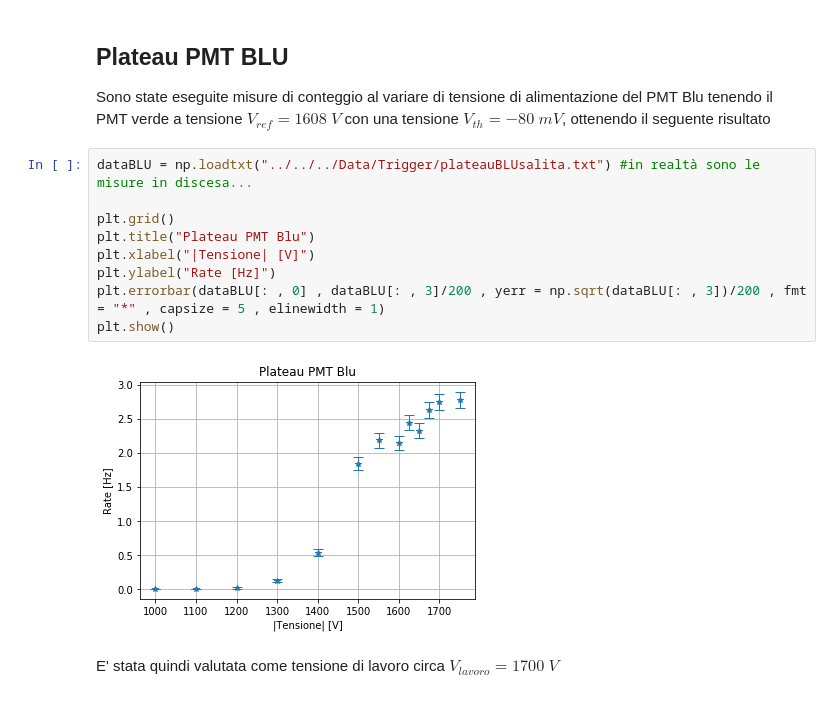
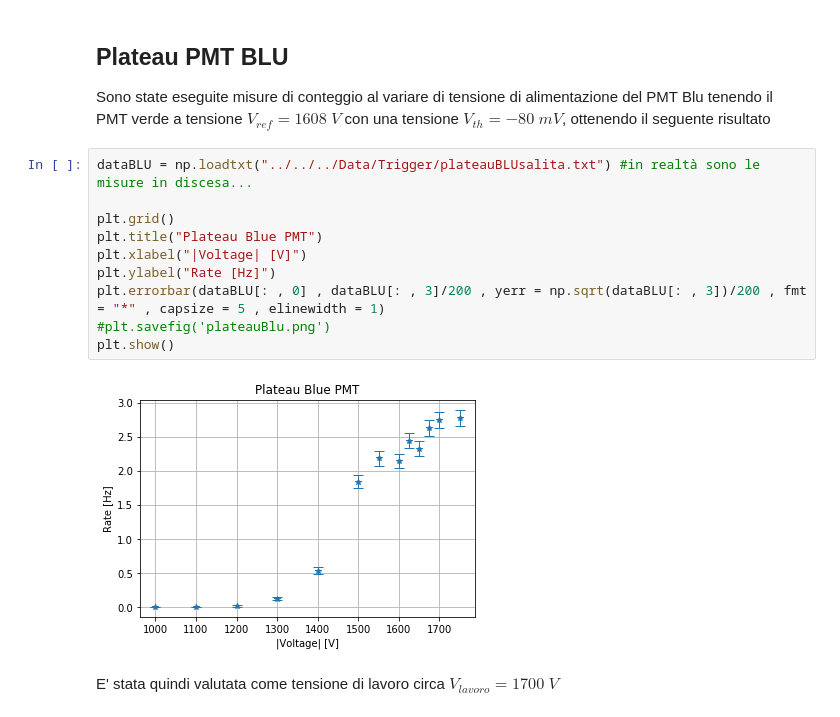
Before and after one commit to edoardoORANGE/ORANGEdata, a Jupyter notebook: Analisi/TriggerAnalysis/TriggerPMTAnalysis.ipynb, the cells around one changed output. Saved outputs shown, nothing was run; the diff lists cells and outputs as text.

```diff
--- a/Analisi/TriggerAnalysis/TriggerPMTAnalysis.ipynb
+++ b/Analisi/TriggerAnalysis/TriggerPMTAnalysis.ipynb
@@ -16,14 +16,15 @@ Sono state eseguite misure di conteggio al variare di tensione di alimentazione
 # %%
 dataBLU = np.loadtxt("../../../Data/Trigger/plateauBLUsalita.txt") #in realtà sono le misure in discesa...
 
 plt.grid()
-plt.title("Plateau PMT Blu")
-plt.xlabel("|Tensione| [V]")
+plt.title("Plateau Blue PMT")
+plt.xlabel("|Voltage| [V]")
 plt.ylabel("Rate [Hz]")
 plt.errorbar(dataBLU[: , 0] , dataBLU[: , 3]/200 , yerr = np.sqrt(dataBLU[: , 3])/200 , fmt = "*" , capsize = 5 , elinewidth = 1)
+#plt.savefig('plateauBlu.png')
 plt.show()
 # %% [output]
-[figure, old version]
+[figure, new version]
 # %% [markdown]
 E' stata quindi valutata come tensione di lavoro circa $V_{lavoro} = 1700$ $V$
 # %% [markdown]
```
Also changed, not shown: parts of 3 cells of this notebook, 5 other files.
